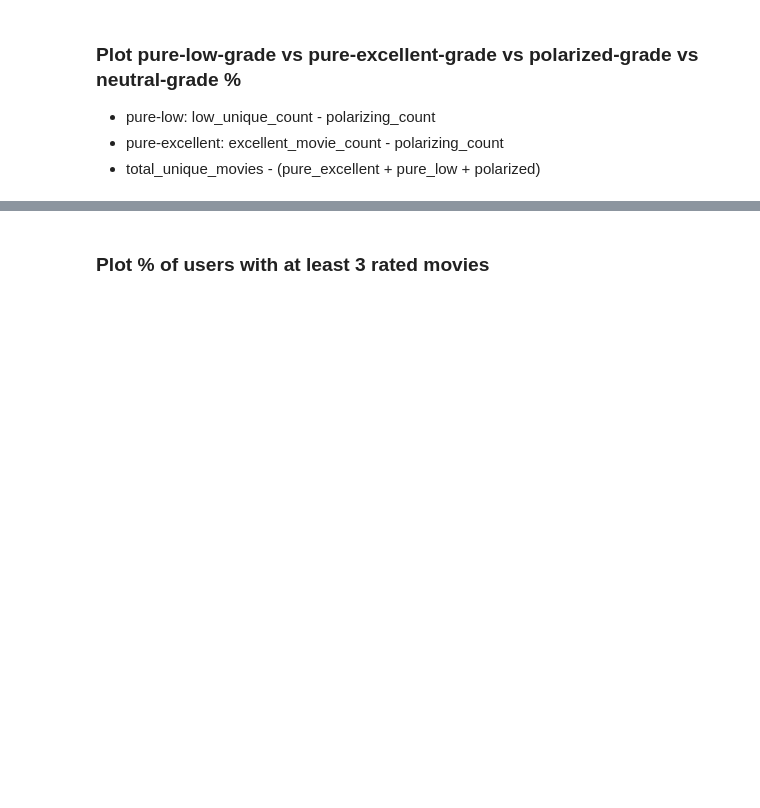
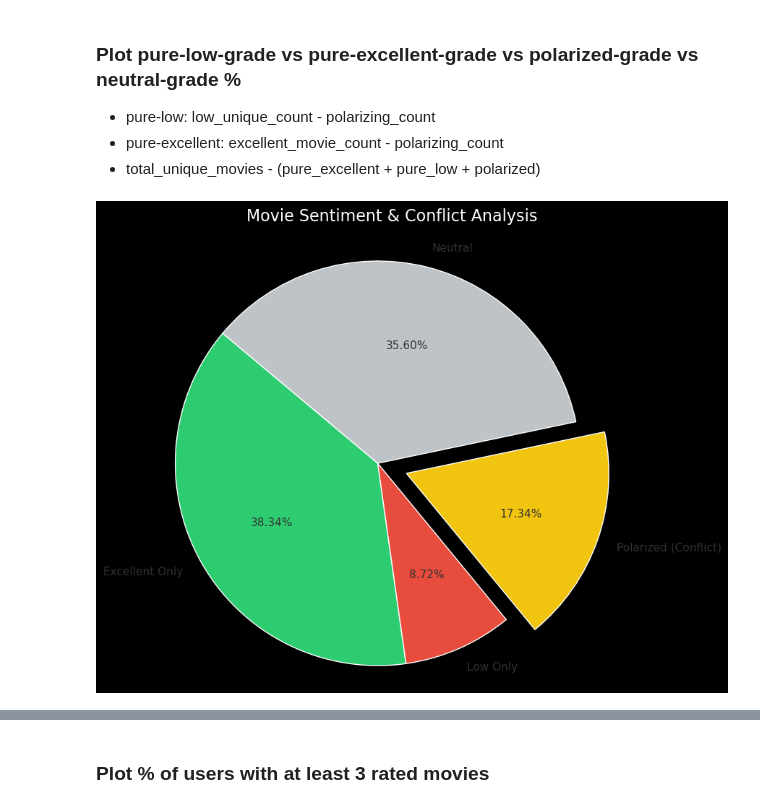
Before and after one commit to GeorgeStyl/Neural-Movie-Clusters, a Jupyter notebook: notebooks/0z_DROPBOX_clustering_and_embeddings.ipynb, the cells around one changed output, grey strips where cells are left out. Saved outputs shown, nothing was run; the diff lists cells and outputs as text; code cells hidden in the pictures; blank space fills up the shorter version.

Commit message:
Corrected an error

```diff
--- a/notebooks/0z_DROPBOX_clustering_and_embeddings.ipynb
+++ b/notebooks/0z_DROPBOX_clustering_and_embeddings.ipynb
@@ -283,45 +302,63 @@ if polarizing_count > 0:
 - pure-excellent: excellent_movie_count - polarizing_count
 -  total_unique_movies - (pure_excellent + pure_low + polarized)
 # %%
-# --- 1. Prepare Exclusive Slices ---
-# We use the variables calculated in your previous steps:
-# excellent_movie_count, low_unique_count, polarizing_count, total_unique_movies
+try:
+    # 1. Use the correct DataFrame and column names from your notebook
+    # In your notebook, the main table is 'split_data'
+    working_df = split_data
 
-# Create mutually exclusive categories
-pure_excellent = excellent_movie_count - polarizing_count
-pure_low = low_unique_count - polarizing_count
-polarized = polarizing_count
-neutral_movies = total_unique_movies - (pure_excellent + pure_low + polarized)
+    # Match the exact column names seen in Cell 3/33
+    col_movie = 'MOVIE_ID'
+    col_rating = 'RATING'
 
-# --- 2. Setup Plot Data ---
-labels = [
-    'Strictly Excellent (9-10 only)',
-    'Strictly Low (1-2 only)',
-    'Polarized (Both 1-2 & 9-10)',
-    'Neutral / Middle (3-8)'
-]
+    # Ensure RATING is numeric (Just in case it was still strings)
+    working_df[col_rating] = pd.to_numeric(working_df[col_rating], errors='coerce')
 
-sizes = [pure_excellent, pure_low, polarized, neutral_movies]
-colors = ['#2ecc71', '#e74c3c', '#f1c40f', '#bdc3c7'] # Green, Red, Gold, Silver
-explode = (0, 0, 0.2, 0) # Explode the Polarized slice to highlight the conflict
+    # 2. Group by movie and get unique ratings
+    movie_ratings_sets = working_df.groupby(col_movie)[col_rating].unique()
+    total_unique_movies = len(movie_ratings_sets)
 
-# --- 3. Create the Pie Plot ---
-plt.figure(figsize=(10, 8))
-plt.pie(sizes, explode=explode, labels=labels, colors=colors,
-        autopct='%1.1f%%', shadow=True, startangle=140)
+    # 3. Categorization Logic
+    # Excellent: Has 9 or 10 | Low: Has 1 or 2
+    excellent_mask = movie_ratings_sets.apply(lambda x: any(r >= 9 for r in x))
+    low_mask = movie_ratings_sets.apply(lambda x: any(r <= 2 for r in x))
 
-plt.title('Movie Library Breakdown: Sentiment & Conflict', fontsize=15, pad=20)
-plt.axis('equal') # Ensures pie is a circle
+    # Calculate counts
+    excellent_movie_count = excellent_mask.sum()
+    low_unique_count = low_mask.sum()
+    polarizing_count = (excellent_mask & low_mask).sum()
 
-# --- 4. Save the Plot ---
-pie_plot_path = os.path.join(PLOTS_DIR, 'movie_conflict_analysis.png')
-plt.savefig(pie_plot_path, bbox_inches='tight')
+    # 4. Exclusive Slices for Pie Chart
+    pure_excellent = excellent_movie_count - polarizing_count
+    pure_low = low_unique_count - polarizing_count
+    polarized = polarizing_count
+    neutral_movies = total_unique_movies - (pure_excellent + pure_low + polarized)
 
-print(f"{GREEN}Pie chart successfully saved to: {pie_plot_path}{RESET_COLORS}")
+    # 5. Plotting (Using your White Theme)
+    plt.figure(figsize=(10, 8))
+    labels = ['Excellent Only', 'Low Only', 'Polarized (Conflict)', 'Neutral']
+    sizes = [pure_excellent, pure_low, polarized, neutral_movies]
+    colors = ['#2ecc71', '#e74c3c', '#f1c40f', '#bdc3c7'] # Green, Red, Gold, Silver
+    explode = (0, 0, 0.15, 0) # Highlight the Polarized slice
 
-# Print the numerical breakdown for verification
-print(f"\n{YELLOW}--- Numerical Breakdown ---{RESET_COLORS}")
-print(f"Excellent Only: {pure_excellent}")
-print(f"Low Only:       {pure_low}")
-print(f"Polarized:      {polarized}")
-print(f"Other:          {neutral_movies}")
+    # autopct='%1.2f%%' ensures 2 decimal precision in the plot
+    plt.pie(sizes, explode=explode, labels=labels, colors=colors,
+            autopct='%1.2f%%', shadow=False, startangle=140,
+            textprops={'fontsize': 11, 'color': '#333333'})
+
+    plt.title('Movie Sentiment & Conflict Analysis', fontsize=16, pad=20)
+    plt.axis('equal')
+    plt.show()
+
+    # 6. Print Stats with Colors and 2 Decimal Precision
+    print(f"{YELLOW}--- Numerical Sentiment Breakdown ---{RESET_COLORS}")
+    print(f"Total Unique Movies: {total_unique_movies}")
+    print(f"Excellent Only:      {GREEN}{pure_excellent}{RESET_COLORS}")
+    print(f"Low Only:            {RED}{pure_low}{RESET_COLORS}")
+    print(f"Polarized:           {YELLOW}{polarized}{RESET_COLORS}")
+    print(f"Neutral:             {neutral_movies}")
+
+except Exception as e:
+    print(f"{RED}Error rebuilding sentiment analysis: {e}{RESET_COLORS}")
+# %% [output]
+[figure, added]
```
Also changed, not shown: parts of 21 cells of this notebook, 6 other files.
